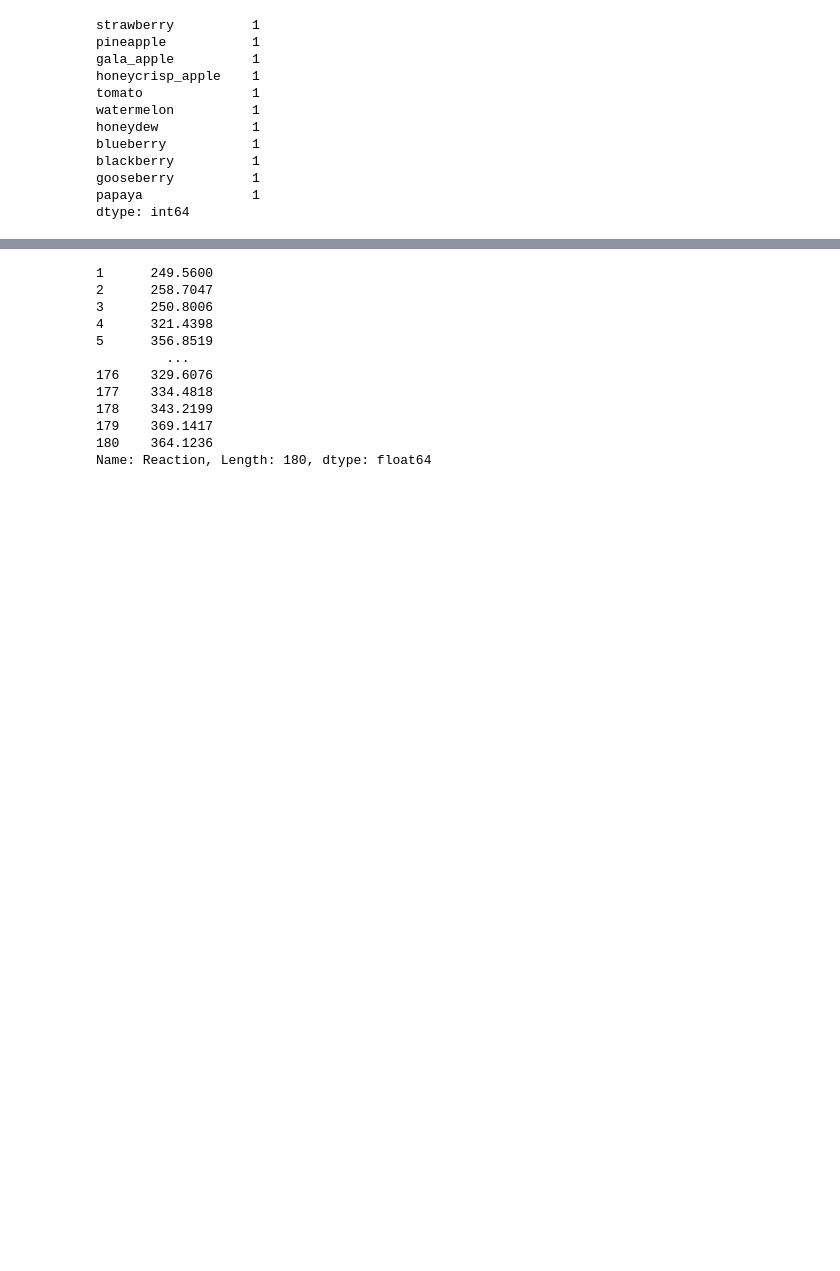
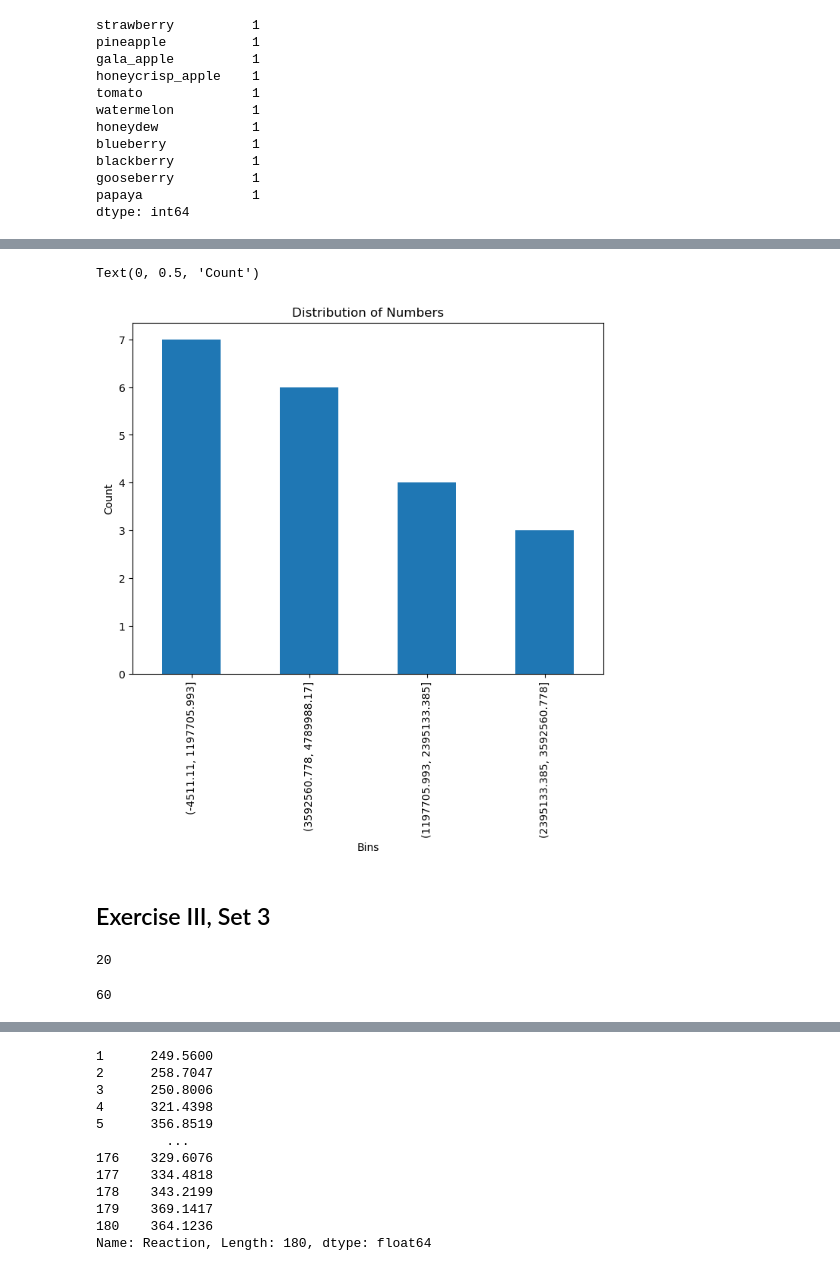
Before and after one commit to Zacharia-Schmitz/numpy-pandas-visualization-exercises, a Jupyter notebook: pandas_series.ipynb, the cells around one changed output, grey strips where cells are left out. Drawn from its saved outputs; the diff is of its cells as text; code cells hidden in the pictures; blank space fills up the shorter version.

```diff
--- a/pandas_series.ipynb
+++ b/pandas_series.ipynb
@@ -158,0 +336,12 @@ dtype: int64
+# %%
+# Use pandas to create a Series named numbers from the following list:
+
+# ['$796,459.41', '$278.60', '$482,571.67', '$4,503,915.98', '$2,121,418.3',
+# '$1,260,813.3', '$87,231.01', '$1,509,175.45','$4,138,548.00', '$2,848,913.80',
+# '$594,715.39', '$4,789,988.17', '$4,513,644.5', '$3,191,059.97', '$1,758,712.24',
+# '$4,338,283.54', '$4,738,303.38', '$2,791,759.67', '$769,681.94', '$452,650.23']
+
+numbers = pd.Series(['$796,459.41', '$278.60', '$482,571.67', '$4,503,915.98', '$2,121,418.3',
+                     '$1,260,813.3', '$87,231.01', '$1,509,175.45', '$4,138,548.00', '$2,848,913.80',
+                     '$594,715.39', '$4,789,988.17', '$4,513,644.5', '$3,191,059.97', '$1,758,712.24',
+                     '$4,338,283.54', '$4,738,303.38', '$2,791,759.67', '$769,681.94', '$452,650.23'])
@@ -158,0 +396,15 @@ dtype: int64
+# %%
+# Plot the binned data in a meaningful way. Be sure to include a title and axis labels.
+
+import matplotlib.pyplot as plt
+
+plt.figure(figsize=(8,6))
+pd.cut(numbers, 4).value_counts().plot.bar()
+plt.title('Distribution of Numbers')
+plt.xlabel('Bins')
+plt.ylabel('Count')
+# %% [output]
+Text(0, 0.5, 'Count')
+[figure, added]
+# %% [markdown]
+## Exercise III, Set 3
@@ -158,0 +417,12 @@ dtype: int64
+# %%
+# How many elements are in the exam_scores Series?
+
+exam_scores.size
+# %% [output]
+20
+# %%
+# Run the code to discover the minimum, the maximum, the mean, and the median scores for the exam_scores Series.
+
+exam_scores.min()
+# %% [output]
+60
```
Also changed, not shown: parts of 52 cells of this notebook.
